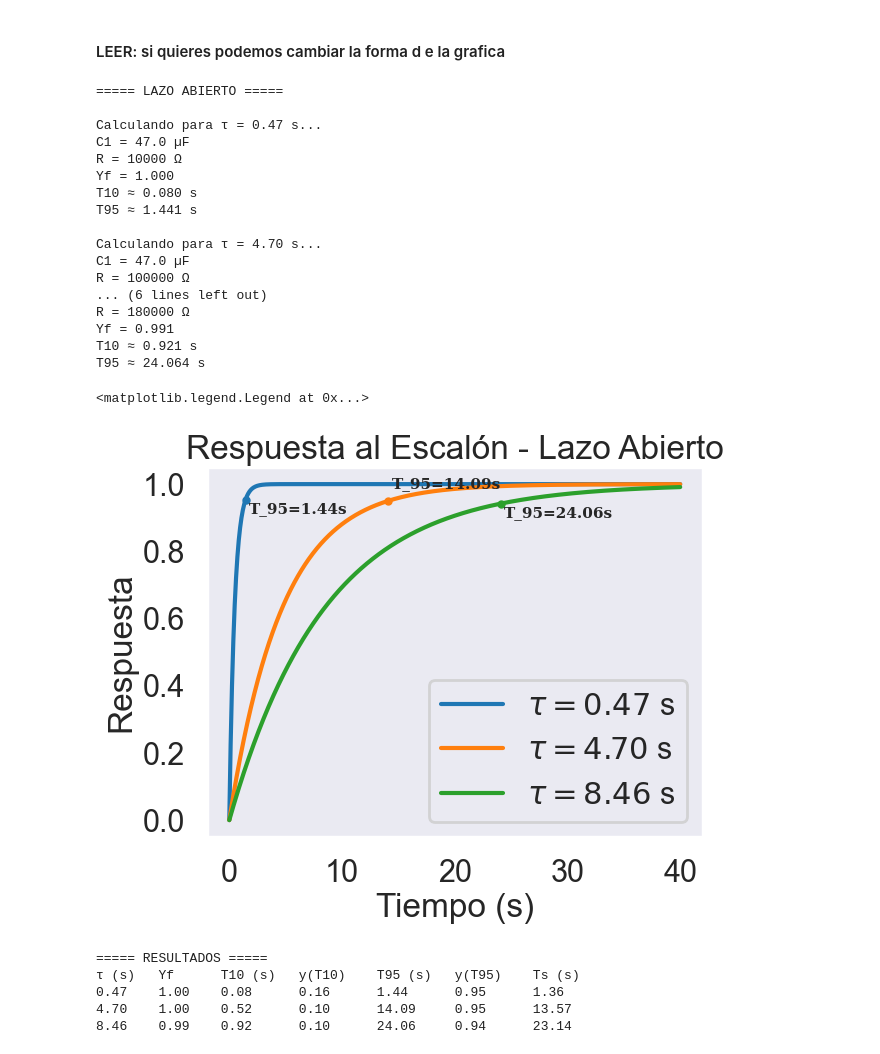
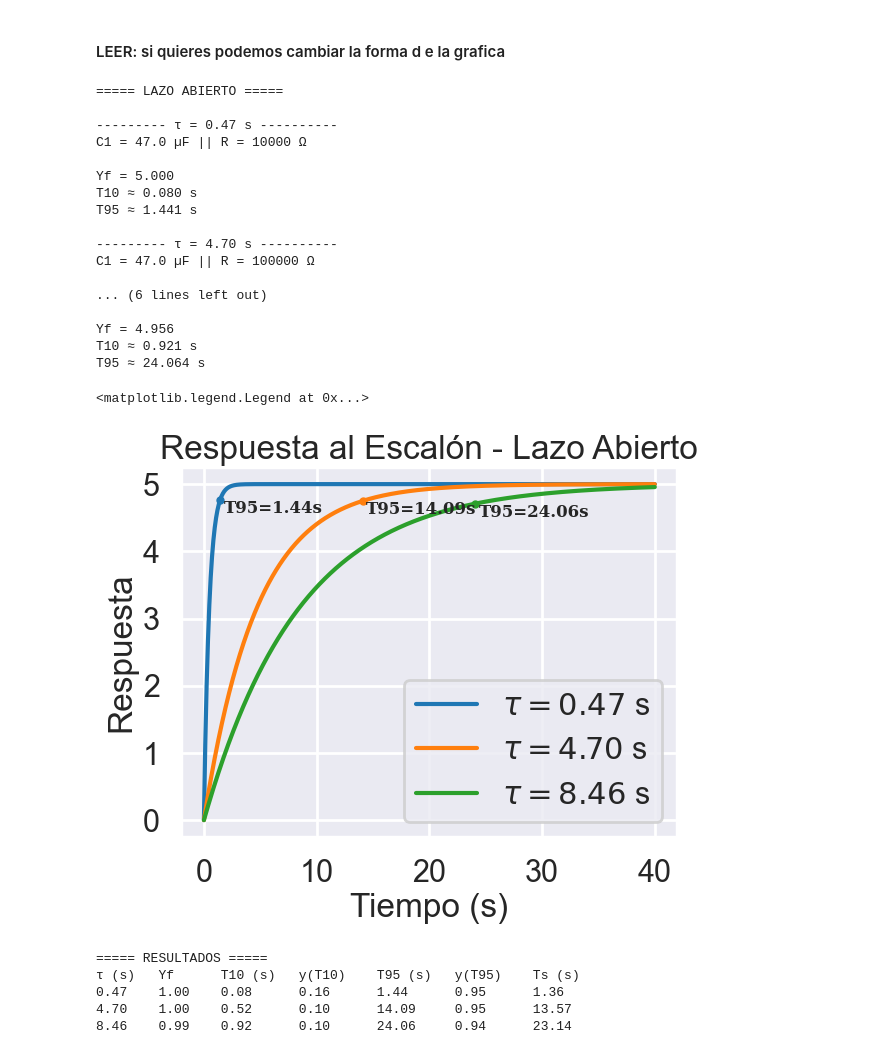
Before and after one commit to juandiego2205/Repository_lab_control, a Jupyter notebook: Code_Practica_2_RespuestaTemporal.ipynb, the cells around one changed output. Saved outputs shown, nothing was run; the diff lists cells and outputs as text; code cells hidden in the pictures.

```diff
--- a/Code_Practica_2_RespuestaTemporal.ipynb
+++ b/Code_Practica_2_RespuestaTemporal.ipynb
@@ -81,6 +119,8 @@ def capacitor_comercial(C):
 # %% [markdown]
 #### LEER: si quieres podemos cambiar la forma d e la grafica
 # %%
+entrada =5
+
 C1 = 47 * 1e-6 #|µF
 R1 = 10000 # 10kΩ
 tao1 = R1 * C1  # 0.47 s 1 Rango
@@ -98,6 +138,7 @@ t = np.linspace(0, 40, 1000)
 print("\n===== LAZO ABIERTO =====")
 plt.figure()
 colores = ['#1f77b4', '#ff7f0e', '#2ca02c']
+
 sns.set_theme(
     context='poster',
     style='darkgrid',
@@ -105,50 +146,50 @@ sns.set_theme(
 
 for i, tao in enumerate(taos):
 
-    print(f"\nCalculando para τ = {tao:.2f} s...")
+    print(f"\n--------- τ = {tao:.2f} s ----------")
 
     color = colores[i % len(colores)]
     sistema = ctrl.TransferFunction([1], [tao, 1])
     t_out, y = ctrl.step_response(sistema, t)
+    y = y * entrada  # Aplicar la entrada al sistema
 
     Yf, T95, idx_95, T10, idx_10, _, _ = calcular_metricas(t_out, y)
 
-    print(f"C1 = {C1 * 1e6:.1f} µF")
-    print(f"R = {tao / C1:.0f} Ω")
+    print(f"C1 = {C1 * 1e6:.1f} µF || R = {tao / C1:.0f} Ω \n")
     print(f"Yf = {Yf:.3f}")
     print(f"T10 ≈ {T10:.3f} s")
     print(f"T95 ≈ {T95:.3f} s")
 
 
 
     graficar_respuesta(t_out, y, Yf, T95, idx_95, i,
                         label=f'$\\tau = {tao:.2f}$ s', color=color)
 
-plt.grid()
+plt.grid(True)
 plt.xlabel('Tiempo (s)')
 plt.ylabel('Respuesta')
 plt.title('Respuesta al Escalón - Lazo Abierto')
 plt.legend()
 # %% [output]
 ===== LAZO ABIERTO =====
 
-Calculando para τ = 0.47 s...
-C1 = 47.0 µF
-R = 10000 Ω
-Yf = 1.000
+--------- τ = 0.47 s ----------
+C1 = 47.0 µF || R = 10000 Ω
+
+Yf = 5.000
 T10 ≈ 0.080 s
 T95 ≈ 1.441 s
 
-Calculando para τ = 4.70 s...
-C1 = 47.0 µF
-R = 100000 Ω
+--------- τ = 4.70 s ----------
+C1 = 47.0 µF || R = 100000 Ω
+
 ... (6 lines left out)
-R = 180000 Ω
-Yf = 0.991
+
+Yf = 4.956
 T10 ≈ 0.921 s
 T95 ≈ 24.064 s
 <matplotlib.legend.Legend at 0x...>
-[figure, old version]
+[figure, new version]
 # %%
 print("\n===== RESULTADOS =====")
 print(f"{'τ (s)':<8}{'Yf':<8}{'T10 (s)':<10}{'y(T10)':<10}{'T95 (s)':<10}{'y(T95)':<10}{'Ts (s)':<10}")
```
Also changed, not shown: parts of 7 cells of this notebook.
